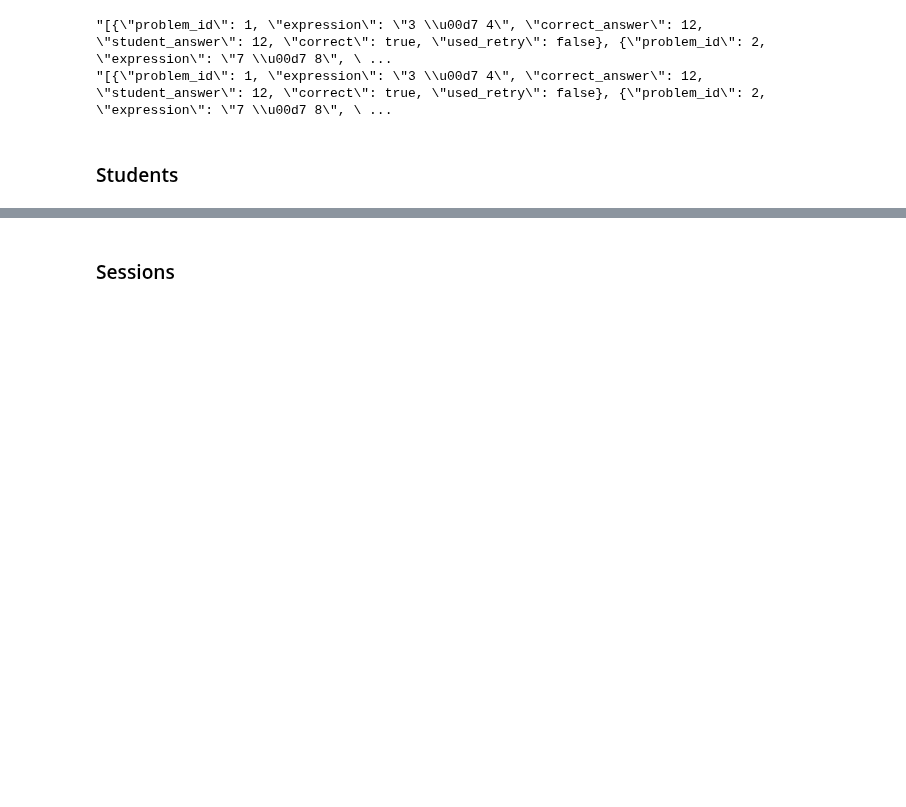
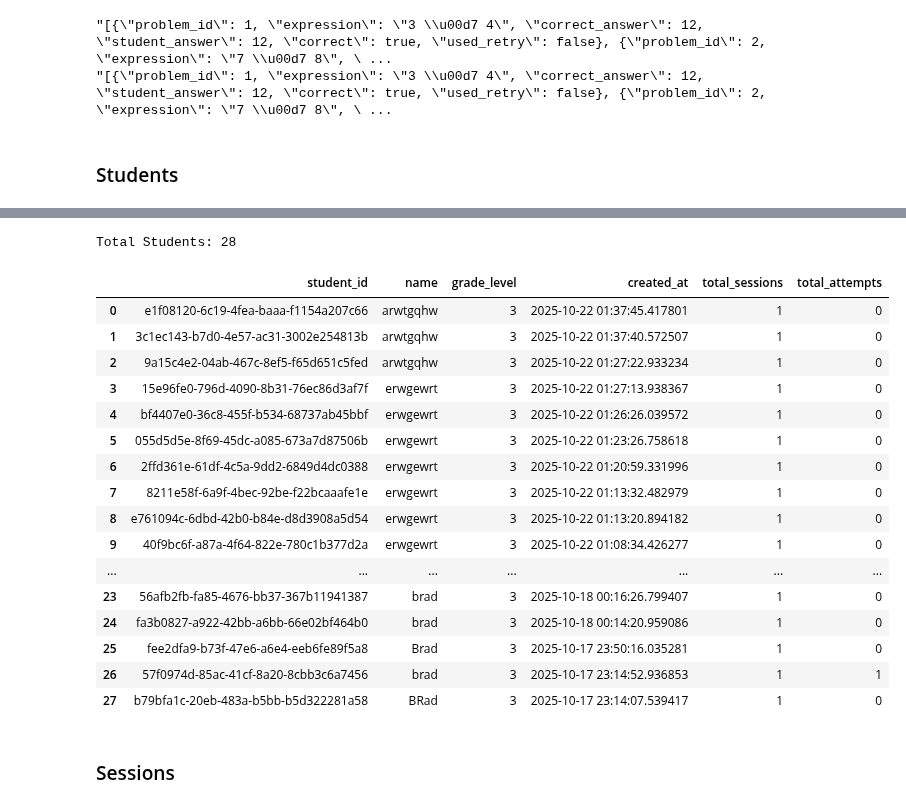
Before and after one commit to brfoley76/PromptingHumanAgent, a Jupyter notebook: backend/analysis.ipynb, the cells around one changed output, grey strips where cells are left out. Drawn from its saved outputs; the diff is of its cells as text; code cells hidden in the pictures; blank space fills up the shorter version.

```diff
--- a/backend/analysis.ipynb
+++ b/backend/analysis.ipynb
@@ -82,3 +82,9 @@ for index, row in act.iterrows():
 "[{\"problem_id\": 1, \"expression\": \"3 \\u00d7 4\", \"correct_answer\": 12, \"student_answer\": 12, \"correct\": true, \"used_retry\": false}, {\"problem_id\": 2, \"expression\": \"7 \\u00d7 8\", \ ...
 # %% [markdown]
 ### Students
+# %%
+students = query("""
+    SELECT *
+    FROM students st
+""")
+display(students)
@@ -85,22 +109,41 @@ for index, row in act.iterrows():
 # %%
 # View all students
 students = query("""
     SELECT
-        student_id,
-        name,
-        grade_level,
-        created_at,
+        st.student_id,
+        st.name,
+        st.grade_level,
+        st.created_at,
         COUNT(DISTINCT s.session_id) as total_sessions,
         COUNT(DISTINCT a.attempt_id) as total_attempts
     FROM students st
     LEFT JOIN sessions s ON st.student_id = s.student_id
     LEFT JOIN activity_attempts a ON st.student_id = a.student_id
     GROUP BY st.student_id
     ORDER BY created_at DESC
 """)
 
 print(f"Total Students: {len(students)}")
 display(students)
+# %% [output]
+Total Students: 28
+|  | student_id | name | grade_level | created_at | total_sessions | total_attempts |
+| 0 | e1f08120-6c19-4fea-baaa-f1154a207c66 | arwtgqhw | 3 | 2025-10-22 01:37:45.417801 | 1 | 0 |
+| 1 | 3c1ec143-b7d0-4e57-ac31-3002e254813b | arwtgqhw | 3 | 2025-10-22 01:37:40.572507 | 1 | 0 |
+| 2 | 9a15c4e2-04ab-467c-8ef5-f65d651c5fed | arwtgqhw | 3 | 2025-10-22 01:27:22.933234 | 1 | 0 |
+| 3 | 15e96fe0-796d-4090-8b31-76ec86d3af7f | erwgewrt | 3 | 2025-10-22 01:27:13.938367 | 1 | 0 |
+| 4 | bf4407e0-36c8-455f-b534-68737ab45bbf | erwgewrt | 3 | 2025-10-22 01:26:26.039572 | 1 | 0 |
+| 5 | 055d5d5e-8f69-45dc-a085-673a7d87506b | erwgewrt | 3 | 2025-10-22 01:23:26.758618 | 1 | 0 |
+| 6 | 2ffd361e-61df-4c5a-9dd2-6849d4dc0388 | erwgewrt | 3 | 2025-10-22 01:20:59.331996 | 1 | 0 |
+| 7 | 8211e58f-6a9f-4bec-92be-f22bcaaafe1e | erwgewrt | 3 | 2025-10-22 01:13:32.482979 | 1 | 0 |
+| 8 | e761094c-6dbd-42b0-b84e-d8d3908a5d54 | erwgewrt | 3 | 2025-10-22 01:13:20.894182 | 1 | 0 |
+| 9 | 40f9bc6f-a87a-4f64-822e-780c1b377d2a | erwgewrt | 3 | 2025-10-22 01:08:34.426277 | 1 | 0 |
+| ... | ... | ... | ... | ... | ... | ... |
+| 23 | 56afb2fb-fa85-4676-bb37-367b11941387 | brad | 3 | 2025-10-18 00:16:26.799407 | 1 | 0 |
+| 24 | fa3b0827-a922-42bb-a6bb-66e02bf464b0 | brad | 3 | 2025-10-18 00:14:20.959086 | 1 | 0 |
+| 25 | fee2dfa9-b73f-47e6-a6e4-eeb6fe89f5a8 | Brad | 3 | 2025-10-17 23:50:16.035281 | 1 | 0 |
+| 26 | 57f0974d-85ac-41cf-8a20-8cbb3c6a7456 | brad | 3 | 2025-10-17 23:14:52.936853 | 1 | 1 |
+| 27 | b79bfa1c-20eb-483a-b5bb-b5d322281a58 | BRad | 3 | 2025-10-17 23:14:07.539417 | 1 | 0 |
 # %% [markdown]
 ### Sessions
 # %%
```
Also changed, not shown: parts of 2 cells of this notebook, 10 other files.
